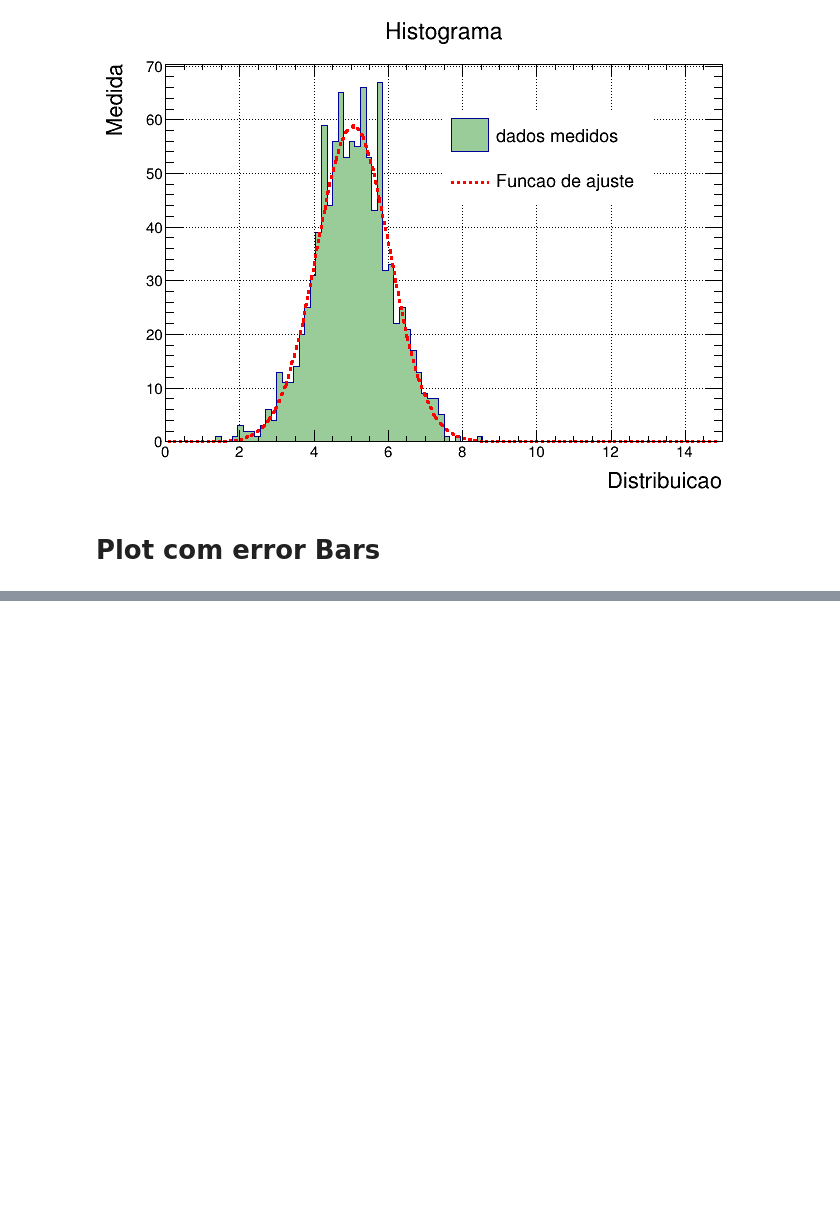
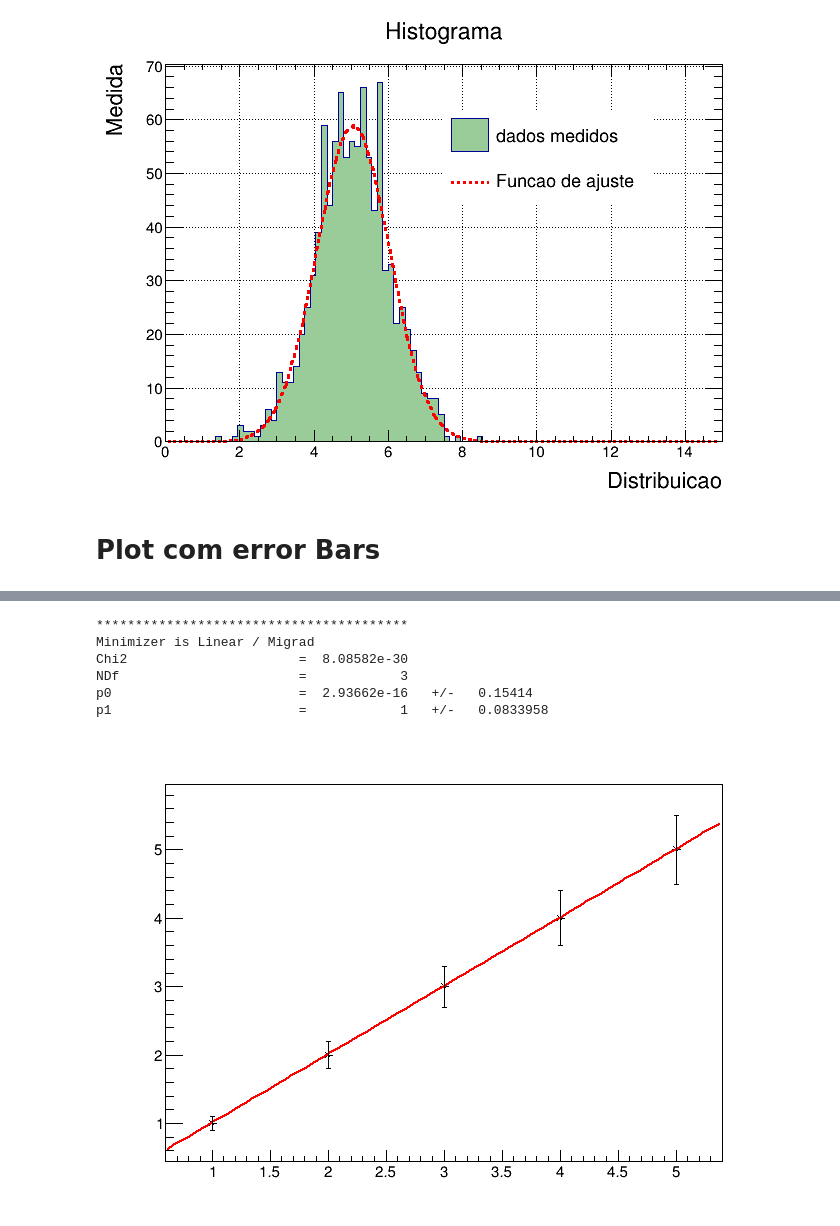
Before and after one commit to gabriels3t/Aprendendo-Cern-Root, a Jupyter notebook: main.ipynb, the cells around one changed output, grey strips where cells are left out. Drawn from its saved outputs; the diff is of its cells as text; code cells hidden in the pictures; blank space fills up the shorter version.

```diff
--- a/main.ipynb
+++ b/main.ipynb
@@ -375,0 +394,14 @@ legenda.Draw()
+# %%
+ajuste = ROOT.TF1('ajuste',"pol1",0,5) # Pol1 reta, pol2 parabola
+grafico.Fit("ajuste")
+
+grafico.Draw("A*")
+c1.Draw()
+# %% [output]
+****************************************
+Minimizer is Linear / Migrad
+Chi2                      =  8.08582e-30
+NDf                       =            3
+p0                        =  2.93662e-16   +/-   0.15414
+p1                        =            1   +/-   0.0833958
+[figure, added]
```
Also changed, not shown: parts of 2 cells of this notebook, 1 other file.
